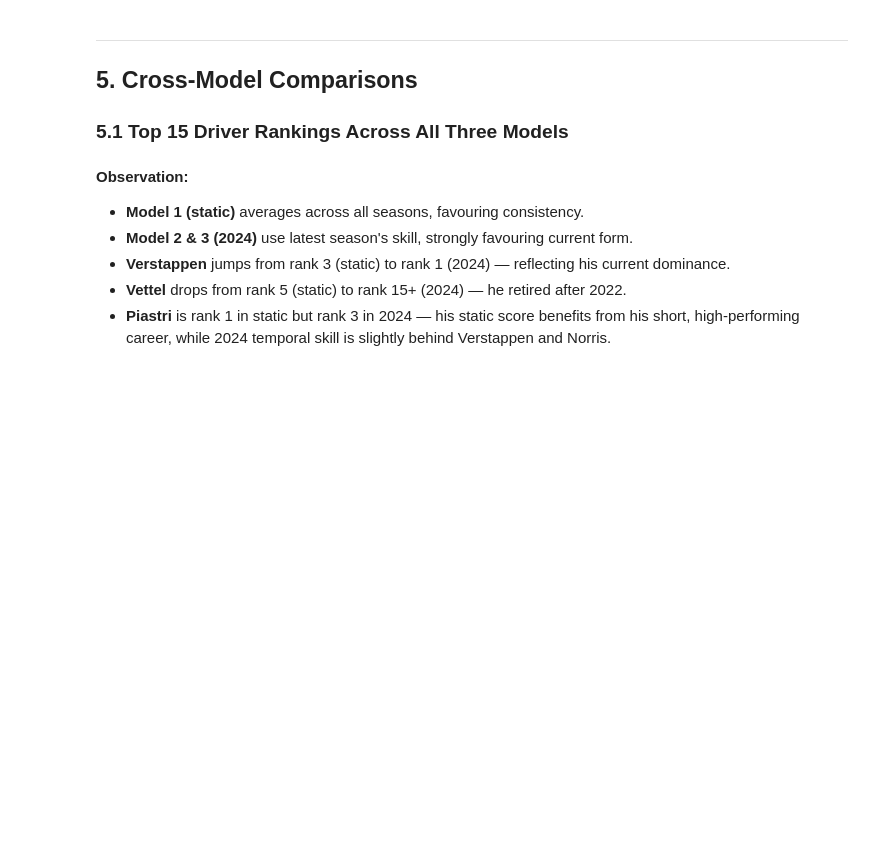
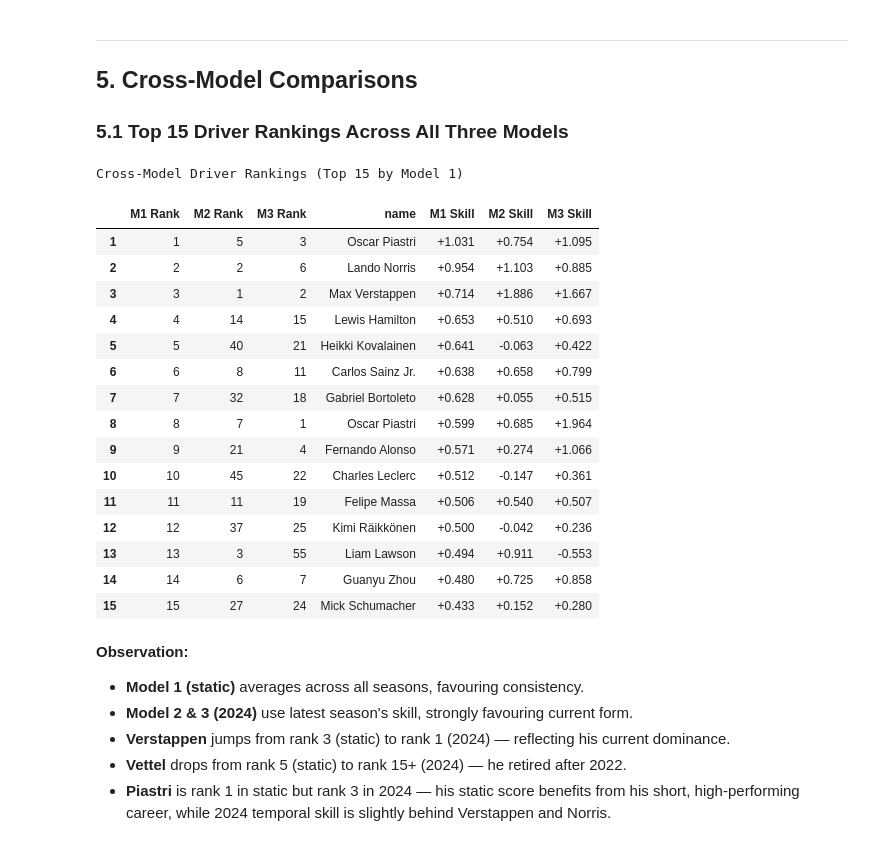
Before and after one commit to christianrand18/MBML-TrueSkill-Formula-1, a Jupyter notebook: F1_PGM_Evaluation.ipynb, the cells around one changed output. Saved outputs shown, nothing was run; the diff lists cells and outputs as text; code cells hidden in the pictures; blank space fills up the shorter version.

```diff
--- a/F1_PGM_Evaluation.ipynb
+++ b/F1_PGM_Evaluation.ipynb
@@ -256,35 +494,53 @@ display(tbl_m3.style.set_caption('Model 3: Driver Rankings — 2024 Season').for
 m1_top = df_base[df_base.entity_type == 'driver'].sort_values('mu', ascending=False).head(15).reset_index(drop=True)
 m1_top.index = m1_top.index + 1
 
 # Get 2024 (season 13) from Model 2 and Model 3
 m2_2024 = df_ext[(df_ext.entity_type == 'driver') & (df_ext.season == '13')].set_index('entity_id')['mu']
 m3_2024 = df_full[(df_full.entity_type == 'driver') & (df_full.season == '13')].set_index('entity_id')['mu']
 
 comp = m1_top[['name', 'entity_id', 'mu']].copy()
 comp['model1_static'] = comp['mu']
 comp['model2_2024'] = comp['entity_id'].map(m2_2024)
 comp['model3_2024'] = comp['entity_id'].map(m3_2024)
 comp['rank_m1'] = comp.index
 
 # Add ranks for M2 and M3
 m2_all = df_ext[(df_ext.entity_type == 'driver') & (df_ext.season == '13')].sort_values('mu', ascending=False).reset_index(drop=True)
 m2_all.index = m2_all.index + 1
-m2_ranks = m2_all.set_index('entity_id').index.to_series().reset_index().rename(columns={'index': 'entity_id', 0: 'rank_m2'}).set_index('entity_id')['rank_m2']
+m2_ranks = pd.Series(range(1, len(m2_all) + 1), index=m2_all['entity_id'].values)
 
 m3_all = df_full[(df_full.entity_type == 'driver') & (df_full.season == '13')].sort_values('mu', ascending=False).reset_index(drop=True)
 m3_all.index = m3_all.index + 1
-m3_ranks = m3_all.set_index('entity_id').index.to_series().reset_index().rename(columns={'index': 'entity_id', 0: 'rank_m3'}).set_index('entity_id')['rank_m3']
+m3_ranks = pd.Series(range(1, len(m3_all) + 1), index=m3_all['entity_id'].values)
 
 comp['rank_m2'] = comp['entity_id'].map(m2_ranks)
 comp['rank_m3'] = comp['entity_id'].map(m3_ranks)
 
 comp_tbl = comp[['rank_m1', 'rank_m2', 'rank_m3', 'name', 'model1_static', 'model2_2024', 'model3_2024']].rename(columns={
     'rank_m1': 'M1 Rank', 'rank_m2': 'M2 Rank', 'rank_m3': 'M3 Rank',
     'model1_static': 'M1 Skill', 'model2_2024': 'M2 Skill', 'model3_2024': 'M3 Skill'
 })
 display(comp_tbl.style.set_caption('Cross-Model Driver Rankings (Top 15 by Model 1)').format({
     'M1 Skill': '{:+.3f}', 'M2 Skill': '{:+.3f}', 'M3 Skill': '{:+.3f}'
 }))
+# %% [output]
+Cross-Model Driver Rankings (Top 15 by Model 1)
+|  | M1 Rank | M2 Rank | M3 Rank | name | M1 Skill | M2 Skill | M3 Skill |
+| 1 | 1 | 5 | 3 | Oscar Piastri | +1.031 | +0.754 | +1.095 |
+| 2 | 2 | 2 | 6 | Lando Norris | +0.954 | +1.103 | +0.885 |
+| 3 | 3 | 1 | 2 | Max Verstappen | +0.714 | +1.886 | +1.667 |
+| 4 | 4 | 14 | 15 | Lewis Hamilton | +0.653 | +0.510 | +0.693 |
+| 5 | 5 | 40 | 21 | Heikki Kovalainen | +0.641 | -0.063 | +0.422 |
+| 6 | 6 | 8 | 11 | Carlos Sainz Jr. | +0.638 | +0.658 | +0.799 |
+| 7 | 7 | 32 | 18 | Gabriel Bortoleto | +0.628 | +0.055 | +0.515 |
+| 8 | 8 | 7 | 1 | Oscar Piastri | +0.599 | +0.685 | +1.964 |
+| 9 | 9 | 21 | 4 | Fernando Alonso | +0.571 | +0.274 | +1.066 |
+| 10 | 10 | 45 | 22 | Charles Leclerc | +0.512 | -0.147 | +0.361 |
+| 11 | 11 | 11 | 19 | Felipe Massa | +0.506 | +0.540 | +0.507 |
+| 12 | 12 | 37 | 25 | Kimi Räikkönen | +0.500 | -0.042 | +0.236 |
+| 13 | 13 | 3 | 55 | Liam Lawson | +0.494 | +0.911 | -0.553 |
+| 14 | 14 | 6 | 7 | Guanyu Zhou | +0.480 | +0.725 | +0.858 |
+| 15 | 15 | 27 | 24 | Mick Schumacher | +0.433 | +0.152 | +0.280 |
 # %% [markdown]
 **Observation:**
 - **Model 1 (static)** averages across all seasons, favouring consistency.
```
Also changed, not shown: parts of 29 cells of this notebook, 19 other files.
